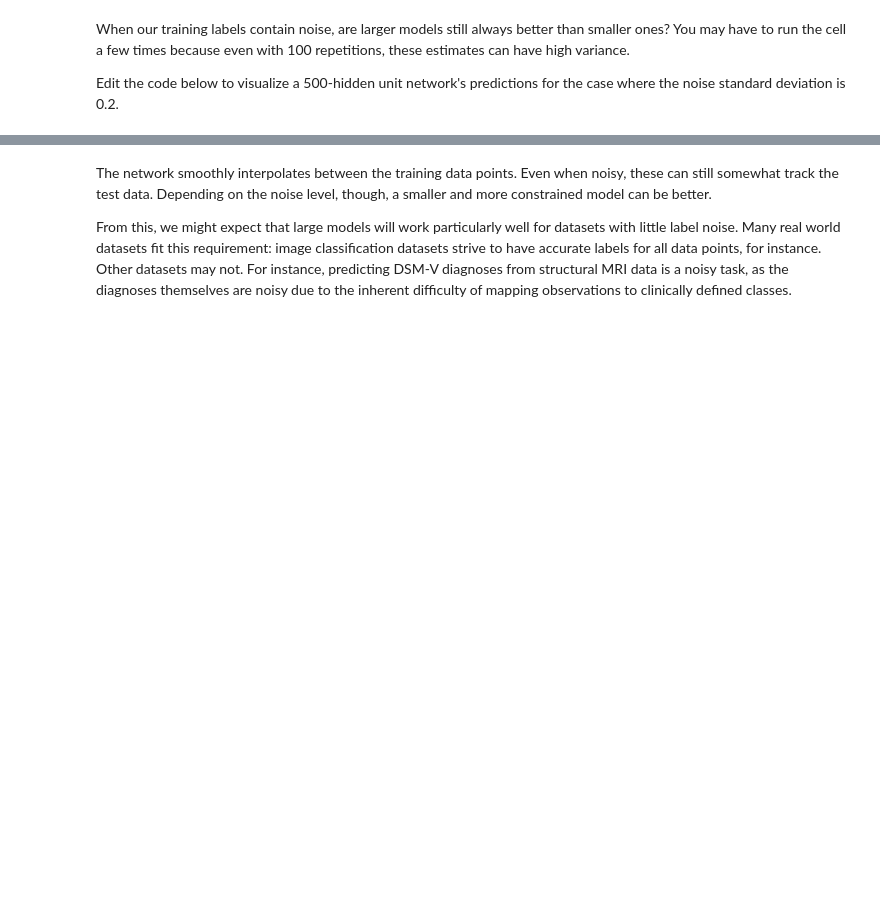
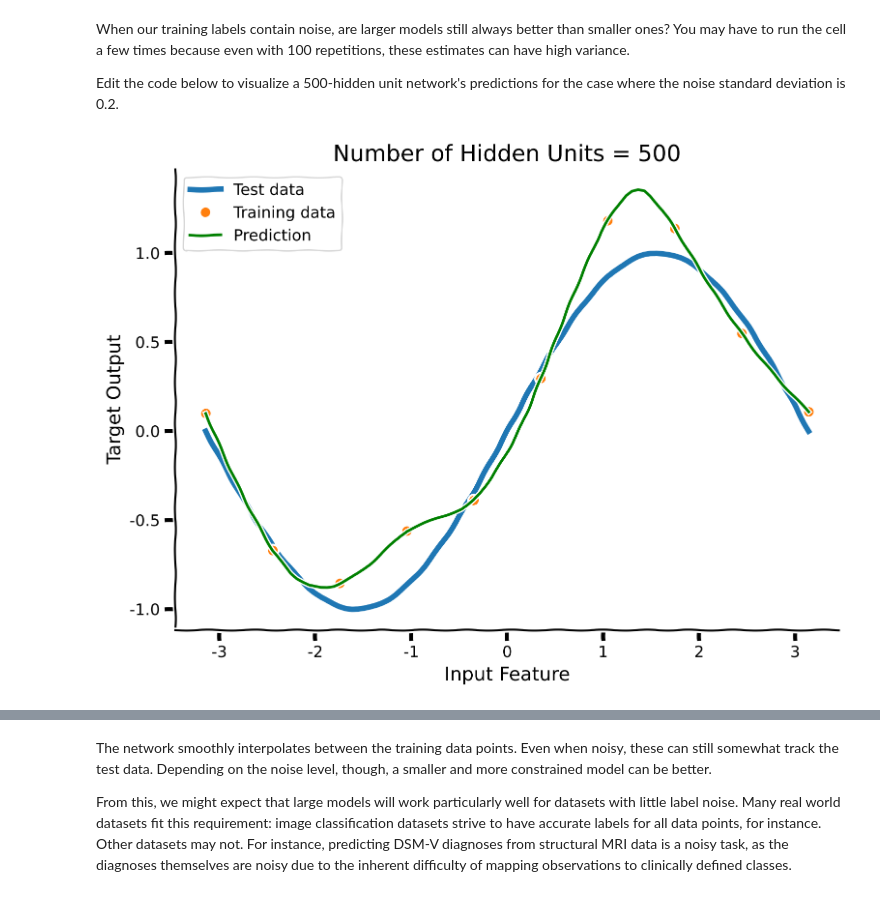
Before and after one commit to sabertoaster/Neuromatch-NeuroAI, a Jupyter notebook: tutorials/W2D1_Macrocircuits/student/W2D1_Tutorial2.ipynb, the cells around one changed output, grey strips where cells are left out. Cells and saved outputs as stored; diff of their text form; code cells hidden in the pictures; blank space fills up the shorter version.

```diff
--- a/tutorials/W2D1_Macrocircuits/student/W2D1_Tutorial2.ipynb
+++ b/tutorials/W2D1_Macrocircuits/student/W2D1_Tutorial2.ipynb
@@ -917,28 +957,30 @@ Edit the code below to visualize a 500-hidden unit network's predictions for the
 # %%
 set_seed(42)
 
 std_dev = .2
 
 ###################################################################
 ## Fill out the following then remove
-raise NotImplementedError("Student exercise: complete noise calculation and add it in appropriate places.")
+# raise NotImplementedError("Student exercise: complete noise calculation and add it in appropriate places.")
 ###################################################################
 
-noise = np.random.normal(..., ..., y_train.shape)
+noise = np.random.normal(0, std_dev, y_train.shape)
 
 n_hid = 500
 n_reps = 10
 
 with plt.xkcd():
     plt.plot(x_test, y_test,linewidth=4,label='Test data')
-    plt.plot(x_train, y_train + ...,'o',label='Training data')
-    train_err, test_err, y_pred = fit_relu(x_train, y_train + ..., x_test, y_test, n_hidden = n_hid)
+    plt.plot(x_train, y_train + noise,'o',label='Training data')
+    train_err, test_err, y_pred = fit_relu(x_train, y_train + noise, x_test, y_test, n_hidden = n_hid)
     plt.plot(x_test, y_pred, color='g', label='Prediction')
     plt.legend()
     plt.xlabel('Input Feature')
     plt.ylabel('Target Output')
     plt.title('Number of Hidden Units = {}'.format(n_hid))
     plt.show()
+# %% [output]
+[figure, added]
 # %% [markdown]
 [*Click for solution*](https://github.com/neuromatch/NeuroAI_Course/tree/main/tutorials/W2D1_Macrocircuits/solutions/W2D1_Tutorial2_Solution_6d385a89.py)
 
```
Also changed, not shown: parts of 25 cells of this notebook.
